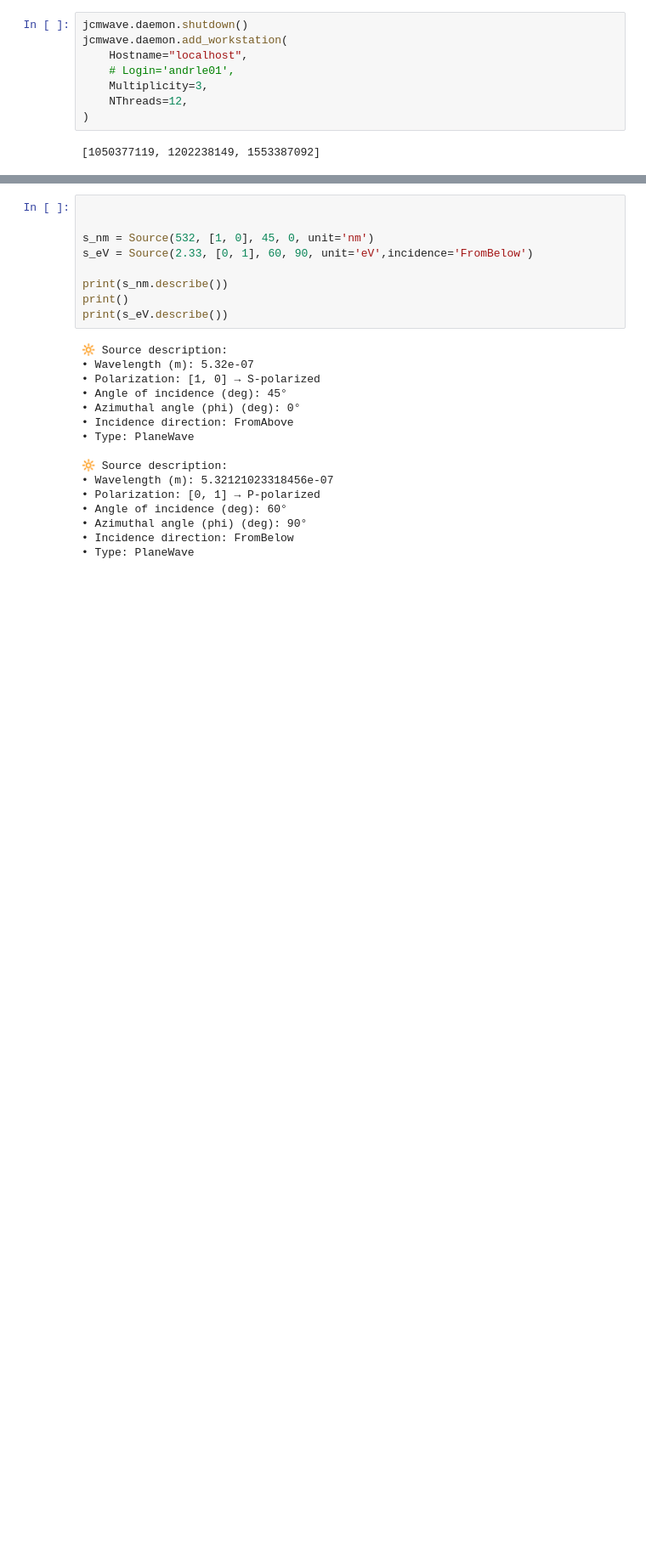
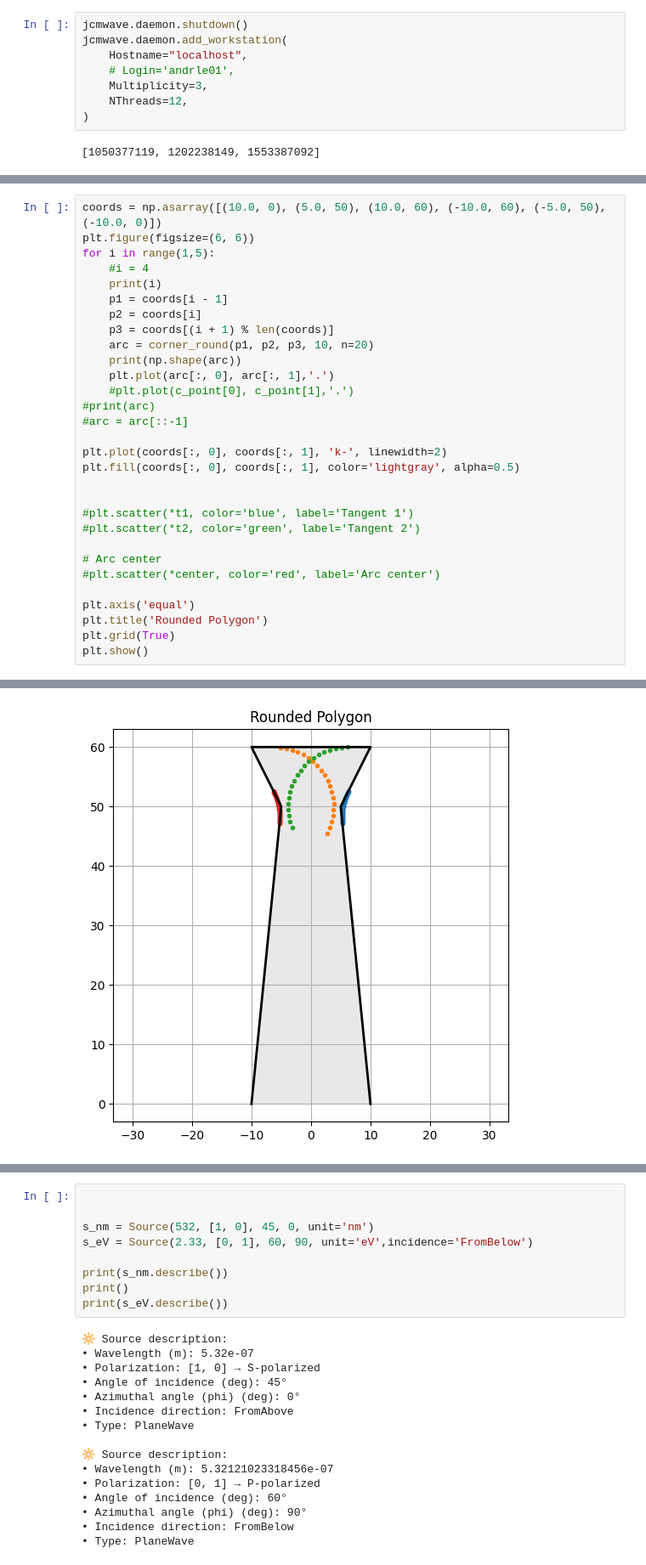
Before and after one commit to kasandrle/JCMwave_modeling, a Jupyter notebook: notbooks/start.ipynb, the cells around one changed output, grey strips where cells are left out. Shown at 85% size. Cells and saved outputs as stored; diff of their text form; blank space fills up the shorter version.

```diff
--- a/notbooks/start.ipynb
+++ b/notbooks/start.ipynb
@@ -65,0 +214,31 @@ jcmwave.daemon.add_workstation(
+# %%
+coords = np.asarray([(10.0, 0), (5.0, 50), (10.0, 60), (-10.0, 60), (-5.0, 50), (-10.0, 0)])
+plt.figure(figsize=(6, 6))
+for i in range(1,5):
+    #i = 4
+    print(i)
+    p1 = coords[i - 1]
+    p2 = coords[i]
+    p3 = coords[(i + 1) % len(coords)]
+    arc = corner_round(p1, p2, p3, 10, n=20)
+    print(np.shape(arc))
+    plt.plot(arc[:, 0], arc[:, 1],'.')
+    #plt.plot(c_point[0], c_point[1],'.')
+#print(arc)
+#arc = arc[::-1]
+
+plt.plot(coords[:, 0], coords[:, 1], 'k-', linewidth=2)
+plt.fill(coords[:, 0], coords[:, 1], color='lightgray', alpha=0.5)
+
+
+#plt.scatter(*t1, color='blue', label='Tangent 1')
+#plt.scatter(*t2, color='green', label='Tangent 2')
+
+# Arc center
+#plt.scatter(*center, color='red', label='Arc center')
+
+plt.axis('equal')
+plt.title('Rounded Polygon')
+plt.grid(True)
+plt.show()
+# %% [output]
@@ -66,3 +253,4 @@ jcmwave.daemon.add_workstation(
+[figure, added]
 # %%
 
 
```
Also changed, not shown: parts of 7 cells of this notebook, 2 other files.
